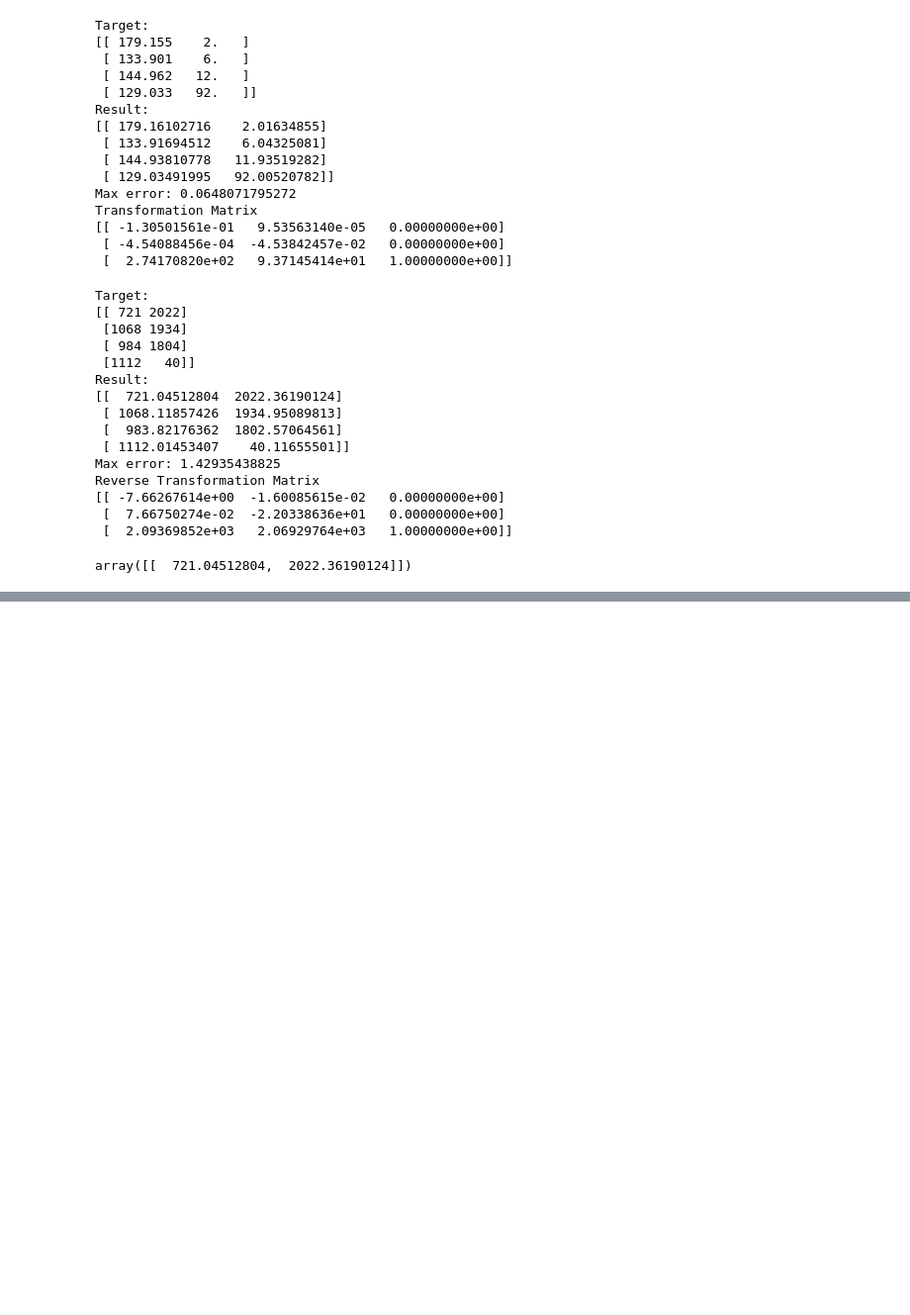
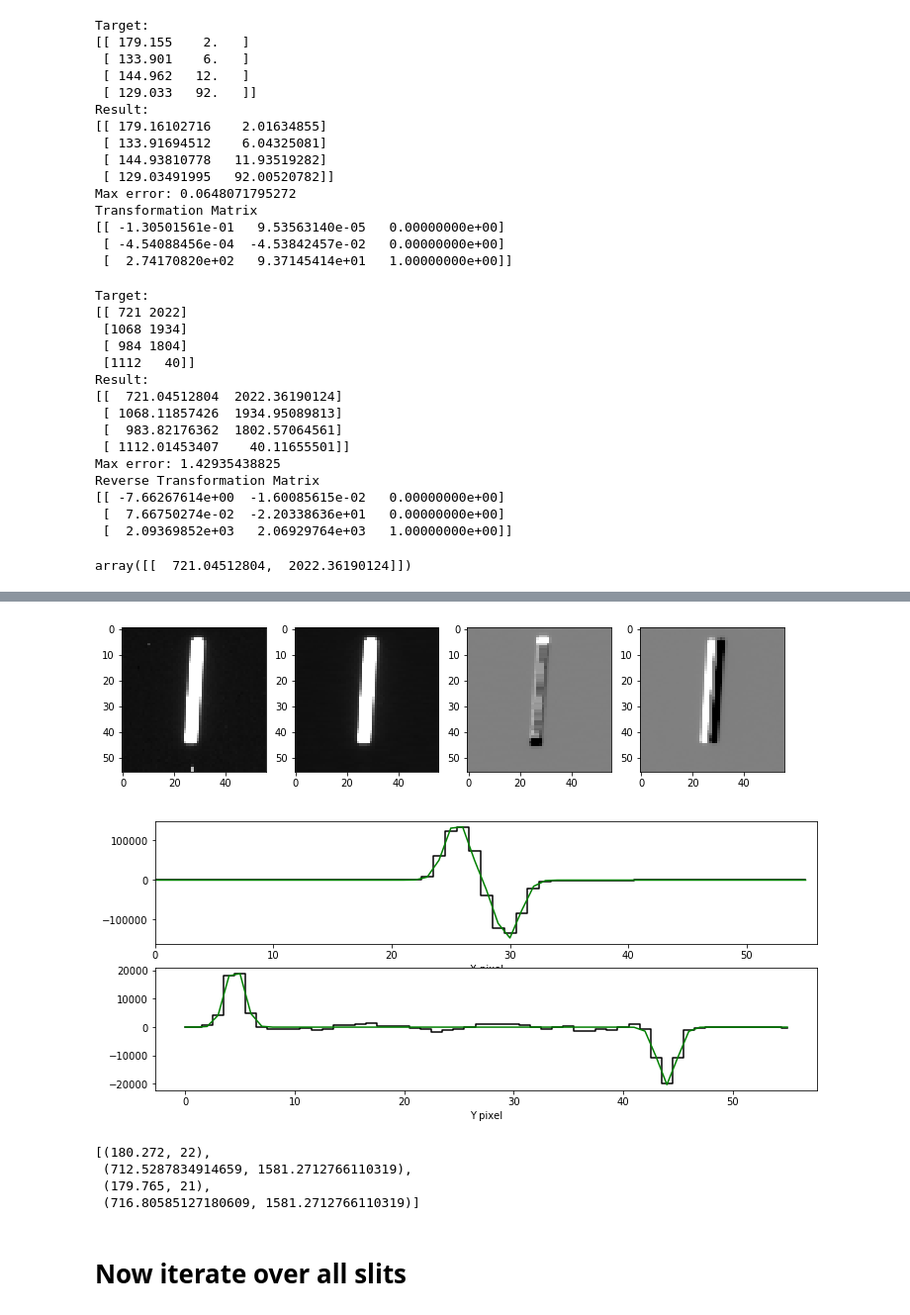
Before and after one commit to jdpelletier/ginga-plugins, a Jupyter notebook: plugins/notebooks/CSU Position Mapping.ipynb, the cells around one changed output, grey strips where cells are left out. Shown: that part at 99% size. Saved outputs shown, nothing was run; the diff lists cells and outputs as text; code cells hidden in the pictures; blank space fills up the shorter version.

```diff
--- a/plugins/notebooks/CSU Position Mapping.ipynb
+++ b/plugins/notebooks/CSU Position Mapping.ipynb
@@ -89,0 +265,11 @@ AttributeError: 'list' object has no attribute 'shape'
+# %%
+analyze_slit(11, medimage, hdul[0].header, plot=True)
+# %% [output]
+[figure, added]
+[figure, added]
+[(180.272, 22),
+ (712.5287834914659, 1581.2712766110319),
+ (179.765, 21),
+ (716.80585127180609, 1581.2712766110319)]
+# %% [markdown]
+# Now iterate over all slits
```
Also changed, not shown: parts of 12 cells of this notebook.
